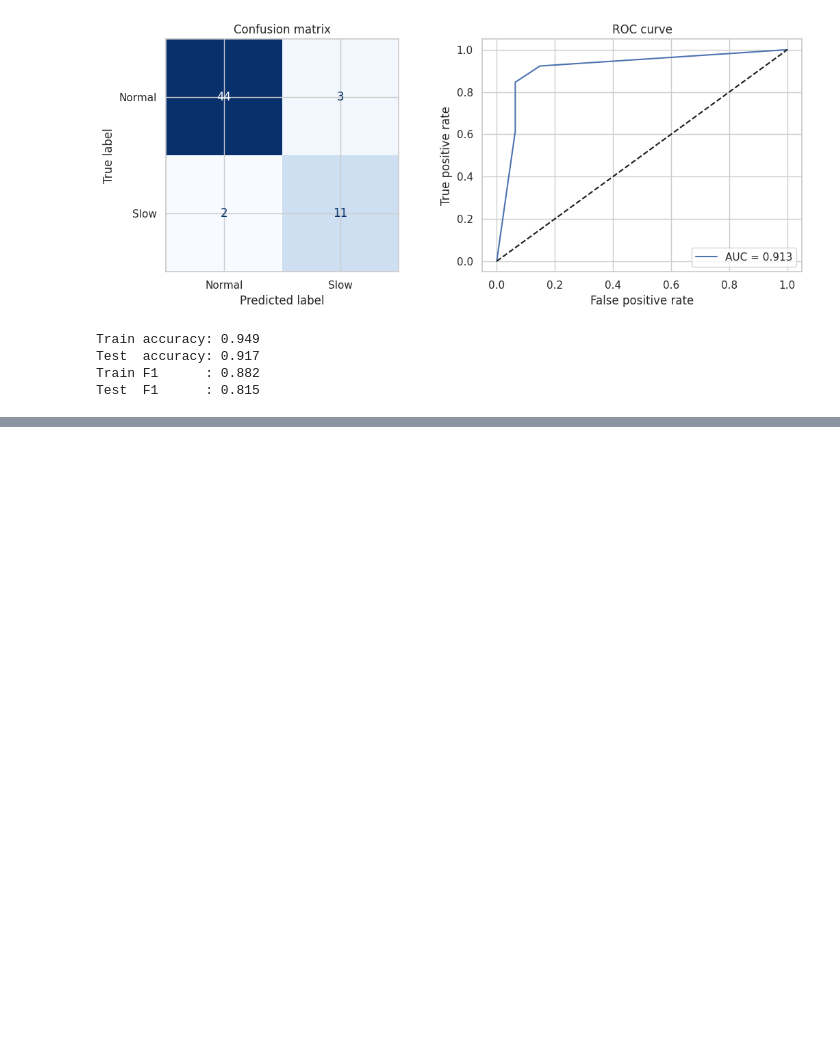
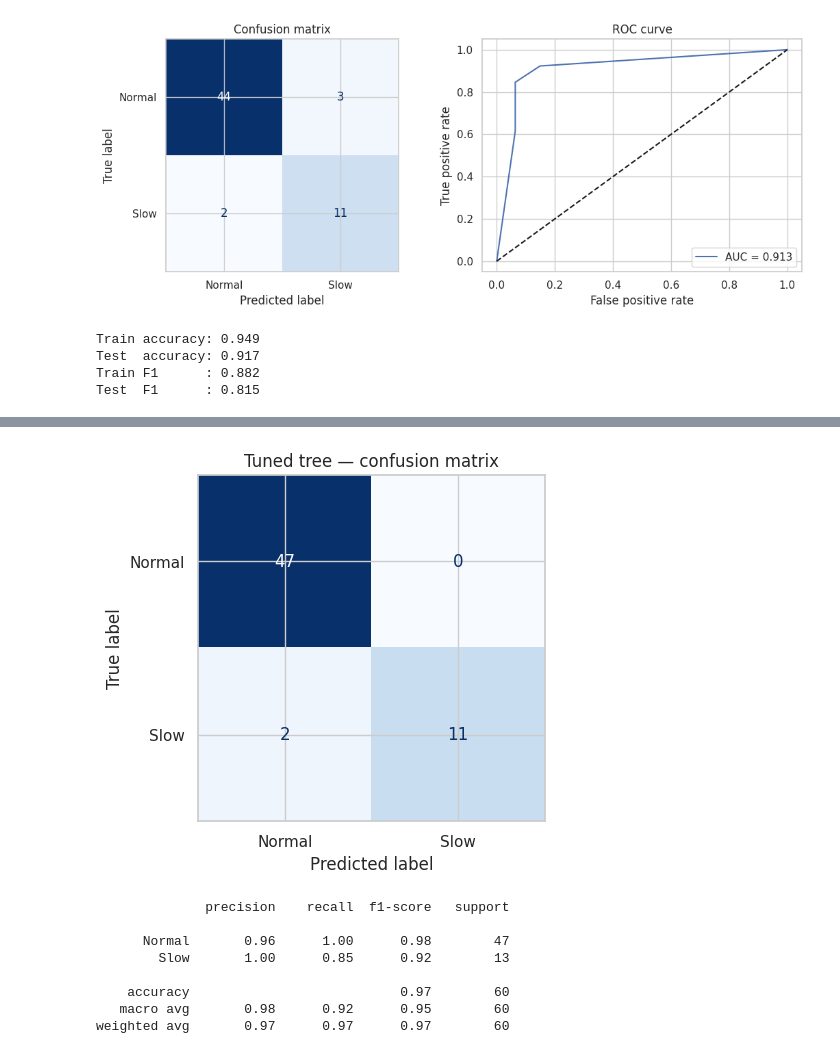
Before and after one commit to Janith303/Sinhala-and-Maths-Model-training-, a Jupyter notebook: notebooks/DT_model_train.ipynb, the cells around one changed output, grey strips where cells are left out. Drawn from its saved outputs; the diff is of its cells as text; code cells hidden in the pictures; blank space fills up the shorter version.

```diff
--- a/notebooks/DT_model_train.ipynb
+++ b/notebooks/DT_model_train.ipynb
@@ -193,0 +293,22 @@ Test  F1      : 0.815
+# %%
+
+from sklearn.model_selection import GridSearchCV
+
+param_grid = {
+    'tree__max_depth': range(1, 16)
+}
+
+grid_search = GridSearchCV(
+    make_model(),
+    param_grid,
+    cv=cv,
+    scoring='accuracy',
+    n_jobs=-1
+)
+
+grid_search.fit(X_train, y_train)
+
+best_depth = grid_search.best_params_['tree__max_depth']
+
+print('Best depth:', best_depth)
+print('Best CV accuracy:', round(grid_search.best_score_, 3))
@@ -193,0 +320,12 @@ Test  F1      : 0.815
+# %%
+TUNE_SCORING = 'f1'
+param_grid = {
+    'tree__max_depth':        [2, 3, 4, 5, 6, 8],
+    'tree__min_samples_leaf': [1, 3, 5, 10],
+    'tree__criterion':        ['gini', 'entropy'],
+}
+search = GridSearchCV(make_model(), param_grid, cv=cv, scoring=TUNE_SCORING, n_jobs=-1)
+search.fit(X_train, y_train)
+print('Best settings :', search.best_params_)
+print(f'Best CV {TUNE_SCORING}  :', round(search.best_score_, 3))
+best_dt = search.best_estimator_
@@ -193,0 +335,5 @@ Test  F1      : 0.815
+# %%
+m2, pred2, prob2 = evaluate(best_dt, X_test, y_test, '=== Test-set results (tuned tree) ===')
+
+compare = pd.DataFrame({'First tree (depth 6)': m1, 'Tuned tree': m2}).round(3)
+compare
@@ -193,0 +361,15 @@ Test  F1      : 0.815
+# %%
+fig, ax = plt.subplots(figsize=(5, 4.5))
+ConfusionMatrixDisplay(confusion_matrix(y_test, pred2), display_labels=['Normal', 'Slow']).plot(ax=ax, cmap='Blues', colorbar=False)
+ax.set_title('Tuned tree — confusion matrix'); plt.show()
+print(classification_report(y_test, pred2, target_names=['Normal', 'Slow']))
+# %% [output]
+[figure, added]
+              precision    recall  f1-score   support
+
+      Normal       0.96      1.00      0.98        47
+        Slow       1.00      0.85      0.92        13
+
+    accuracy                           0.97        60
+   macro avg       0.98      0.92      0.95        60
+weighted avg       0.97      0.97      0.97        60
```
Also changed, not shown: parts of 16 cells of this notebook.
